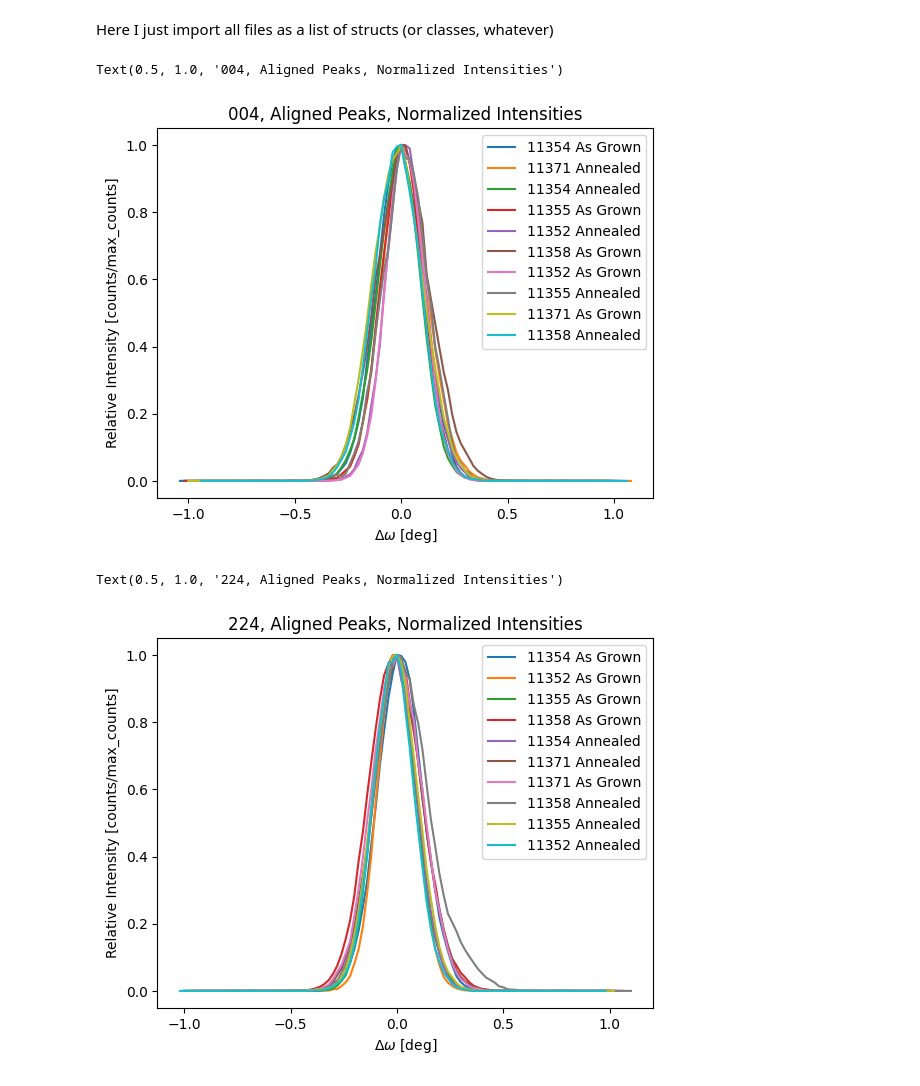
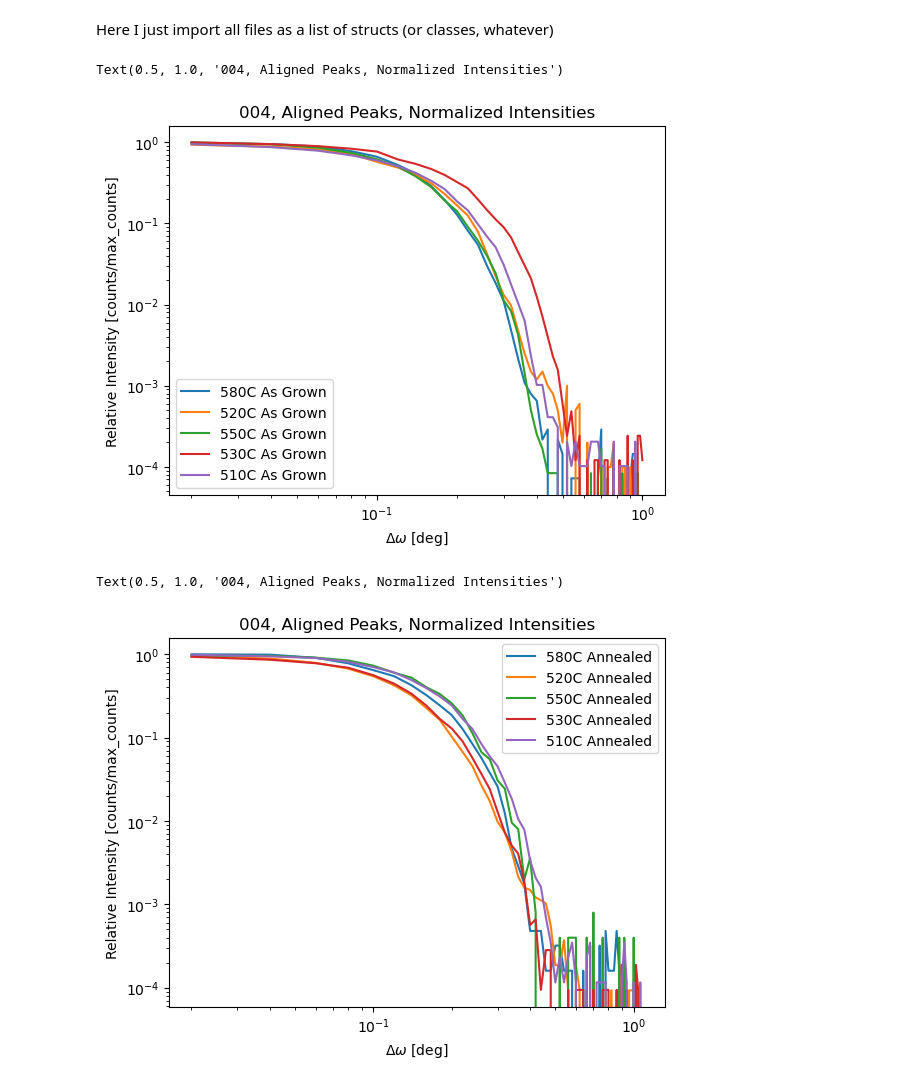
Before and after one commit to RiccardoCiviero/Thesis_XRD, a Jupyter notebook: extract_and_fit.ipynb, the cells around one changed output. Drawn from its saved outputs; the diff is of its cells as text; code cells hidden in the pictures.

```diff
--- a/extract_and_fit.ipynb
+++ b/extract_and_fit.ipynb
@@ -71,32 +71,34 @@ def normalize_intensity(scan):
 # %%
 import matplotlib.pyplot as plt
 from copy import deepcopy
 
+dictionary = {"11352" : "580C", "11354" : "520C", "11358" : "530C", "11355" : "550C","11371" : "510C"}
+
+
 for scan in scans:
-    if scan.reflection == "004":
+    if scan.reflection == "004" and not scan.annealed:
         t = deepcopy(scan) # SUPER ugly but works
         t = shift_peak(t)
         t = normalize_intensity(t)
-        plt.plot(t.omega, (t.intensity), label = t.ID + " " + ("Annealed" if t.annealed else "As Grown"))
+        plt.loglog(t.omega[t.omega>0], (t.intensity[t.omega> 0]), label = dictionary[t.ID] + (" Annealed" if t.annealed else " As Grown"))
 plt.legend()
 plt.xlabel(r"$\Delta\omega$ [deg]")
 plt.ylabel("Relative Intensity [counts/max_counts]")
 plt.title("004, Aligned Peaks, Normalized Intensities")
 # %% [output]
 Text(0.5, 1.0, '004, Aligned Peaks, Normalized Intensities')
-[figure, old version]
+[figure, new version]
 # %%
-
 for scan in scans:
-    if scan.reflection == "224":
+    if scan.reflection == "004" and scan.annealed:
         t = deepcopy(scan) # SUPER ugly but works
         t = shift_peak(t)
         t = normalize_intensity(t)
-        plt.plot(t.omega, (t.intensity), label = t.ID + " " + ("Annealed" if t.annealed else "As Grown"))
+        plt.loglog(t.omega[t.omega>0], (t.intensity[t.omega> 0]), label = dictionary[t.ID] + (" Annealed" if t.annealed else " As Grown"))
 plt.legend()
 plt.xlabel(r"$\Delta\omega$ [deg]")
 plt.ylabel("Relative Intensity [counts/max_counts]")
-plt.title("224, Aligned Peaks, Normalized Intensities")
+plt.title("004, Aligned Peaks, Normalized Intensities")
 # %% [output]
-Text(0.5, 1.0, '224, Aligned Peaks, Normalized Intensities')
+Text(0.5, 1.0, '004, Aligned Peaks, Normalized Intensities')
-[figure, old version]
+[figure, new version]
```
Also changed, not shown: parts of 5 cells of this notebook, 40 other files.
